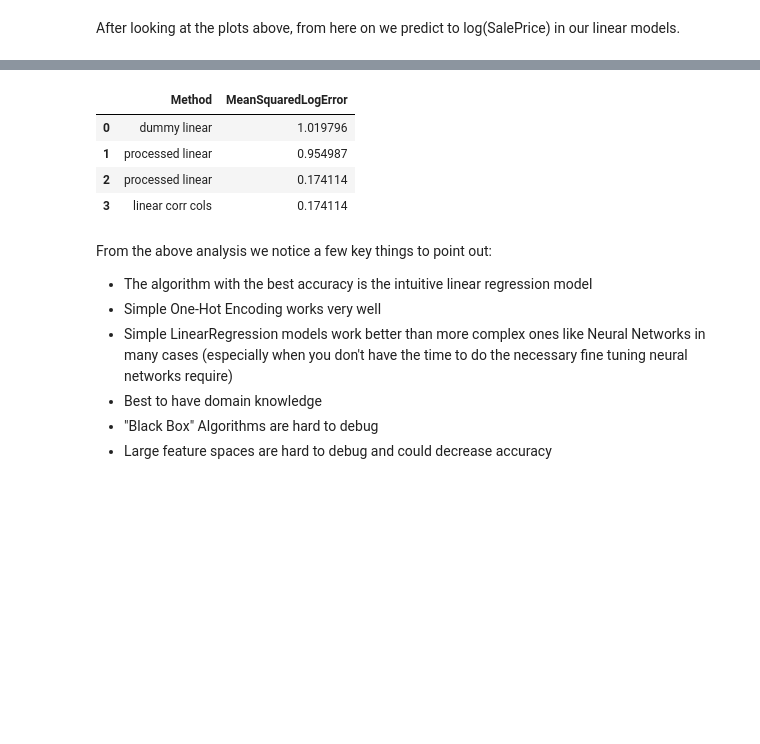
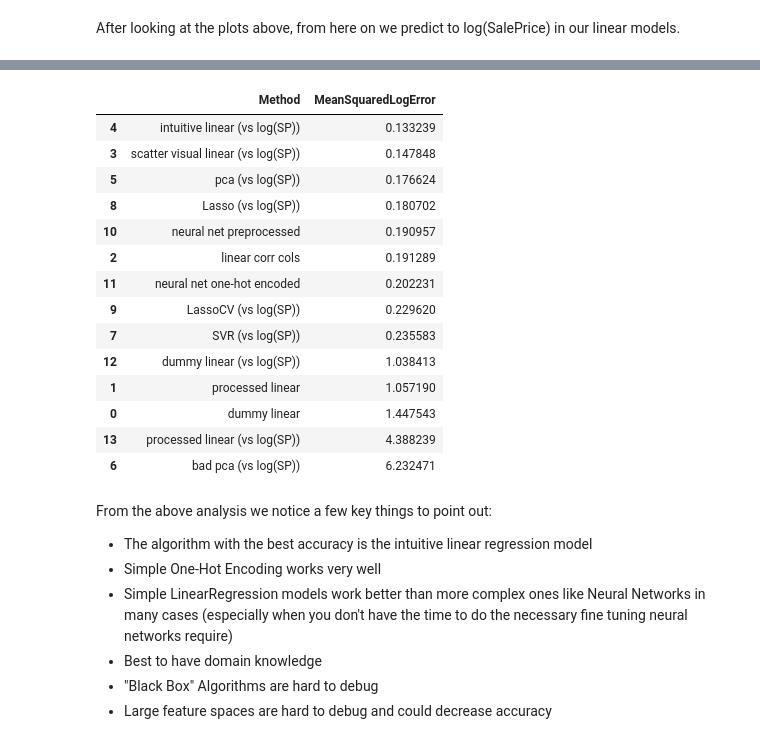
Before and after one commit to RLashofRegas/w207-machine-learning-final-project, a Jupyter notebook: Robin_Lashof-Regas_Final.ipynb, the cells around one changed output, grey strips where cells are left out. Cells and saved outputs as stored; diff of their text form; code cells hidden in the pictures; blank space fills up the shorter version.

```diff
--- a/Robin_Lashof-Regas_Final.ipynb
+++ b/Robin_Lashof-Regas_Final.ipynb
@@ -603,11 +600,21 @@ results.append(['processed linear (vs log(SP))', err])
 # %%
-pd.DataFrame(results, columns=['Method', 'MeanSquaredLogError'])
+pd.DataFrame(results, columns=['Method', 'MeanSquaredLogError']).sort_values('MeanSquaredLogError')
 # %% [output]
 |  | Method | MeanSquaredLogError |
-| 0 | dummy linear | 1.019796 |
-| 1 | processed linear | 0.954987 |
-| 2 | processed linear | 0.174114 |
-| 3 | linear corr cols | 0.174114 |
+| 4 | intuitive linear (vs log(SP)) | 0.133239 |
+| 3 | scatter visual linear (vs log(SP)) | 0.147848 |
+| 5 | pca (vs log(SP)) | 0.176624 |
+| 8 | Lasso (vs log(SP)) | 0.180702 |
+| 10 | neural net preprocessed | 0.190957 |
+| 2 | linear corr cols | 0.191289 |
+| 11 | neural net one-hot encoded | 0.202231 |
+| 9 | LassoCV (vs log(SP)) | 0.229620 |
+| 7 | SVR (vs log(SP)) | 0.235583 |
+| 12 | dummy linear (vs log(SP)) | 1.038413 |
+| 1 | processed linear | 1.057190 |
+| 0 | dummy linear | 1.447543 |
+| 13 | processed linear (vs log(SP)) | 4.388239 |
+| 6 | bad pca (vs log(SP)) | 6.232471 |
 # %% [markdown]
 From the above analysis we notice a few key things to point out:
 
```
Also changed, not shown: parts of 48 cells of this notebook.
